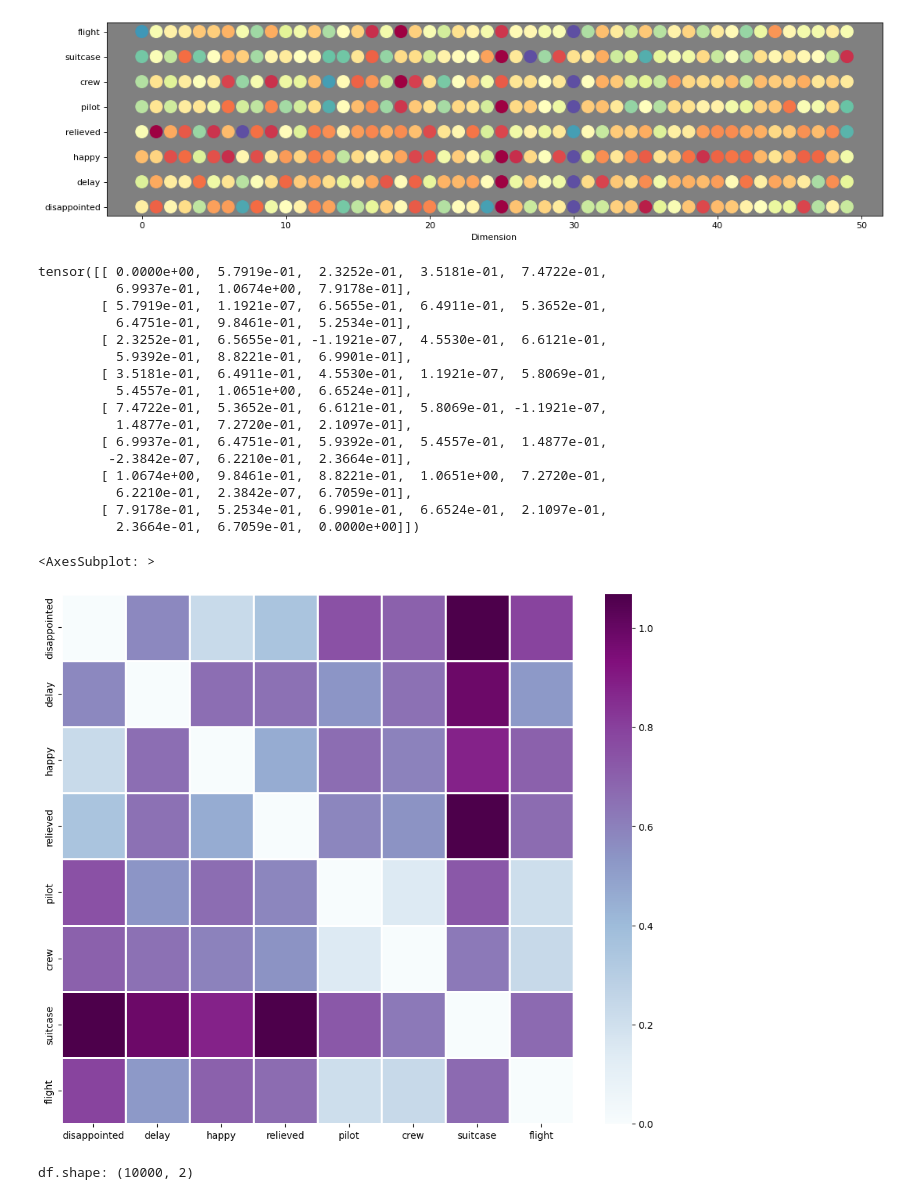
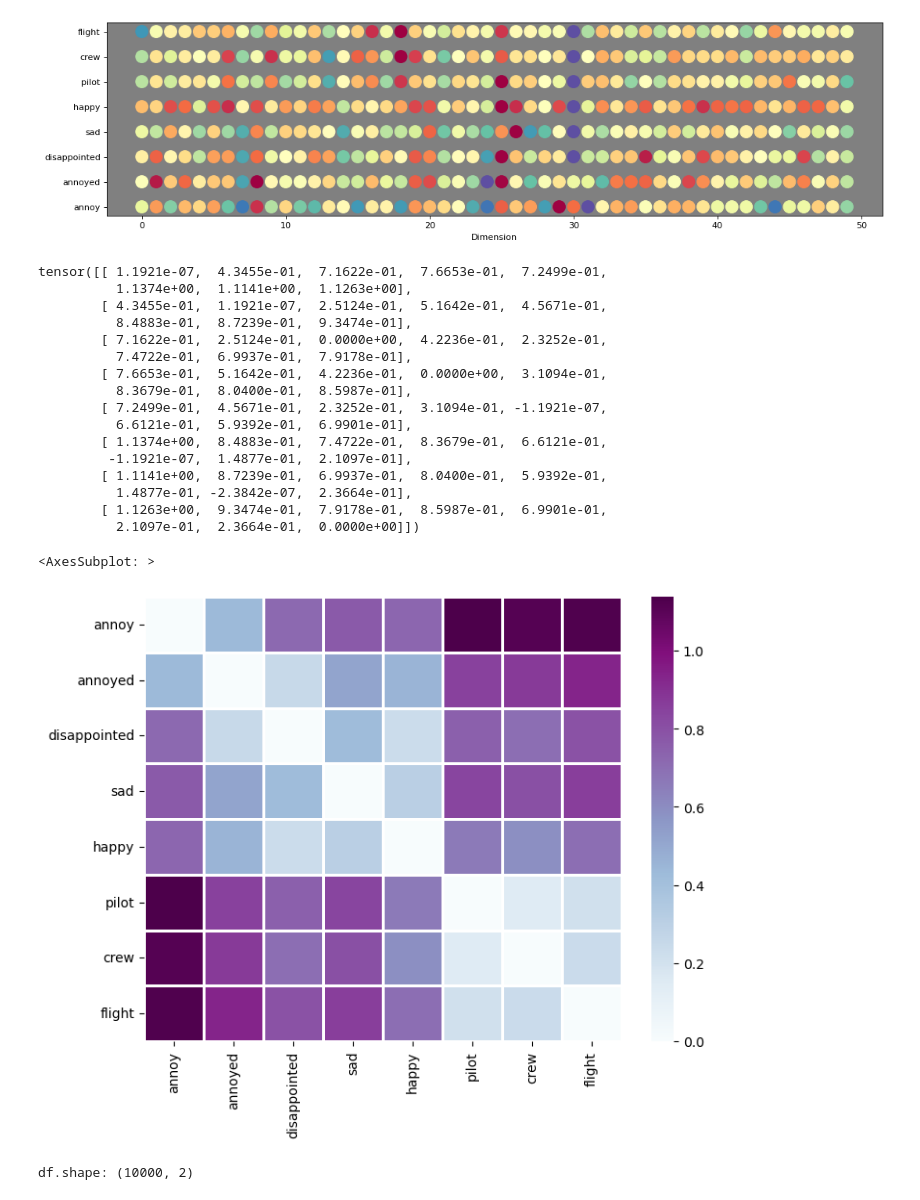
Before and after one commit to sgeinitz/cs39aa_notebooks, a Jupyter notebook: nb_H_airline_tweets_w_embeddings.ipynb, the cells around one changed output. Saved outputs shown, nothing was run; the diff lists cells and outputs as text; code cells hidden in the pictures.

```diff
--- a/nb_H_airline_tweets_w_embeddings.ipynb
+++ b/nb_H_airline_tweets_w_embeddings.ipynb
@@ -28,5 +26,5 @@ Let's look at a few embeddings for some words that are related to airlines or tr
 # %%
-examples = ['disappointed', 'delay', 'happy', 'relieved', 'pilot', 'crew', 'suitcase', 'flight']
+examples = ['annoy', 'annoyed', 'disappointed', 'sad', 'happy', 'pilot', 'crew', 'flight']#, 'suitcase', 'backpack', 'carryon']
 embeddings = vec.get_vecs_by_tokens(examples, lower_case_backup=True)
 embeddings
 # %% [output]
@@ -70,7 +68,7 @@ def compare_words_with_colors(vecs, wds):
 compare_words_with_colors(embeddings, examples)
 #examples.reverse()
 # %% [output]
-[figure, old version]
+[figure, new version]
 # %%
 similarities = pairwise_cosine_similarity(embeddings, zero_diagonal=False)
 distances = 1 - similarities
@@ -85,34 +83,34 @@ pairwise_top = pd.DataFrame(
 distances
 #similarities
 # %% [output]
-tensor([[ 0.0000e+00,  5.7919e-01,  2.3252e-01,  3.5181e-01,  7.4722e-01,
-          6.9937e-01,  1.0674e+00,  7.9178e-01],
-        [ 5.7919e-01,  1.1921e-07,  6.5655e-01,  6.4911e-01,  5.3652e-01,
-          6.4751e-01,  9.8461e-01,  5.2534e-01],
-        [ 2.3252e-01,  6.5655e-01, -1.1921e-07,  4.5530e-01,  6.6121e-01,
-          5.9392e-01,  8.8221e-01,  6.9901e-01],
-        [ 3.5181e-01,  6.4911e-01,  4.5530e-01,  1.1921e-07,  5.8069e-01,
-          5.4557e-01,  1.0651e+00,  6.6524e-01],
-        [ 7.4722e-01,  5.3652e-01,  6.6121e-01,  5.8069e-01, -1.1921e-07,
-          1.4877e-01,  7.2720e-01,  2.1097e-01],
-        [ 6.9937e-01,  6.4751e-01,  5.9392e-01,  5.4557e-01,  1.4877e-01,
-         -2.3842e-07,  6.2210e-01,  2.3664e-01],
-        [ 1.0674e+00,  9.8461e-01,  8.8221e-01,  1.0651e+00,  7.2720e-01,
-          6.2210e-01,  2.3842e-07,  6.7059e-01],
-        [ 7.9178e-01,  5.2534e-01,  6.9901e-01,  6.6524e-01,  2.1097e-01,
-          2.3664e-01,  6.7059e-01,  0.0000e+00]])
+tensor([[ 1.1921e-07,  4.3455e-01,  7.1622e-01,  7.6653e-01,  7.2499e-01,
+          1.1374e+00,  1.1141e+00,  1.1263e+00],
+        [ 4.3455e-01,  1.1921e-07,  2.5124e-01,  5.1642e-01,  4.5671e-01,
+          8.4883e-01,  8.7239e-01,  9.3474e-01],
+        [ 7.1622e-01,  2.5124e-01,  0.0000e+00,  4.2236e-01,  2.3252e-01,
+          7.4722e-01,  6.9937e-01,  7.9178e-01],
+        [ 7.6653e-01,  5.1642e-01,  4.2236e-01,  0.0000e+00,  3.1094e-01,
+          8.3679e-01,  8.0400e-01,  8.5987e-01],
+        [ 7.2499e-01,  4.5671e-01,  2.3252e-01,  3.1094e-01, -1.1921e-07,
+          6.6121e-01,  5.9392e-01,  6.9901e-01],
+        [ 1.1374e+00,  8.4883e-01,  7.4722e-01,  8.3679e-01,  6.6121e-01,
+         -1.1921e-07,  1.4877e-01,  2.1097e-01],
+        [ 1.1141e+00,  8.7239e-01,  6.9937e-01,  8.0400e-01,  5.9392e-01,
+          1.4877e-01, -2.3842e-07,  2.3664e-01],
+        [ 1.1263e+00,  9.3474e-01,  7.9178e-01,  8.5987e-01,  6.9901e-01,
+          2.1097e-01,  2.3664e-01,  0.0000e+00]])
 # %%
-plt.figure(figsize=(12,10))
+plt.figure(figsize=(8,6))
 #sns.color_palette("viridis", as_cmap=True)
 sns.color_palette("mako", as_cmap=True)
 sns.heatmap(
     pairwise_top,
     cmap='BuPu', #'OrRd',
     linewidth=1
 )
 # %% [output]
 <AxesSubplot: >
-[figure, old version]
+[figure, new version]
 # %%
 data_URL = 'https://raw.githubusercontent.com/sgeinitz/cs39aa_notebooks/main/data/trainA.csv'
 df = pd.read_csv(data_URL)
```
Also changed, not shown: parts of 35 cells of this notebook, 1 other file.
